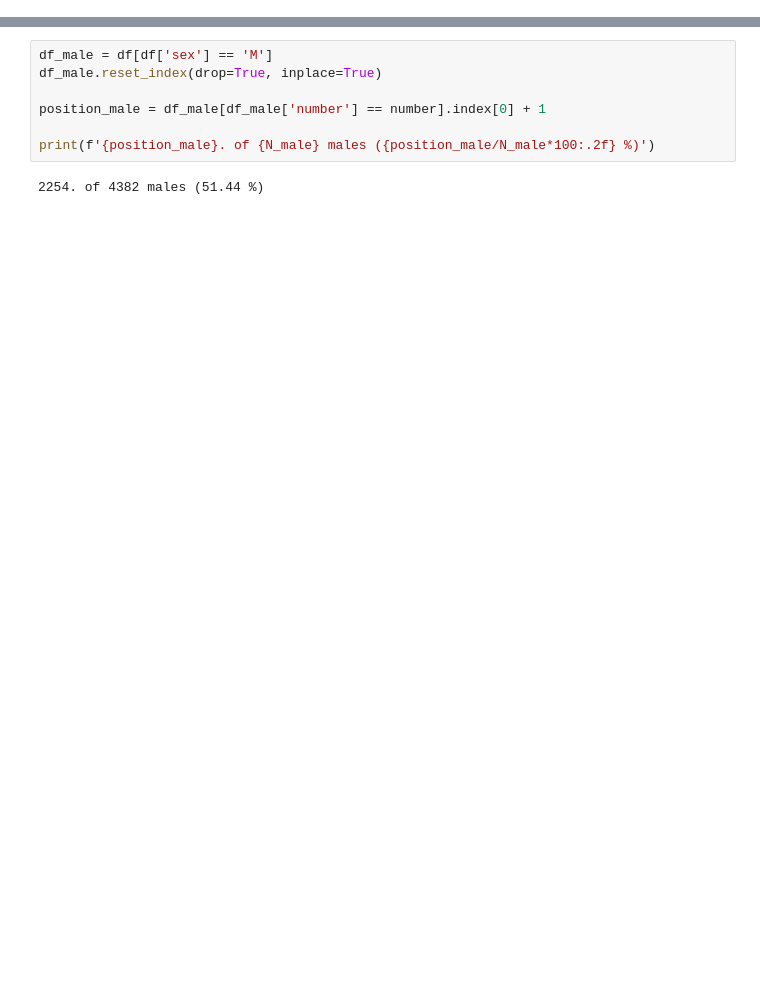
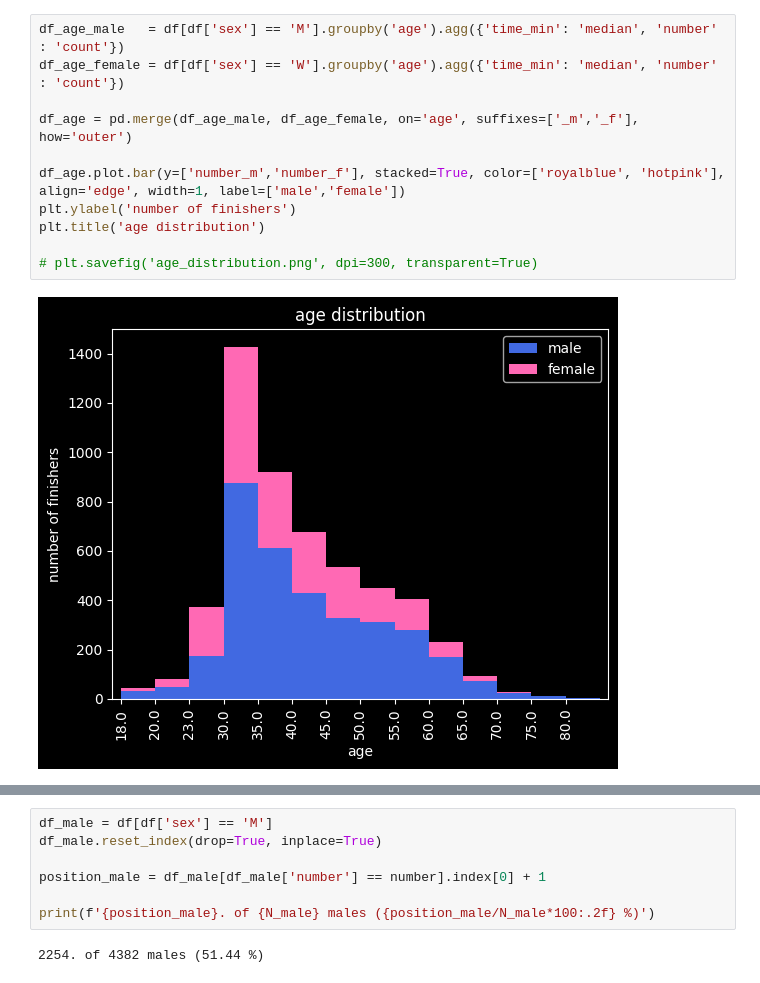
Before and after one commit to gerritnowald/Gutenberg-Halbmarathon-Mainz-2025-analysis, a Jupyter notebook: analysis.ipynb, the cells around one changed output, grey strips where cells are left out. Cells and saved outputs as stored; diff of their text form; blank space fills up the shorter version.

Commit message:
added age groups

```diff
--- a/analysis.ipynb
+++ b/analysis.ipynb
@@ -63,3 +65,16 @@ plt.legend()
 # %% [output]
 <matplotlib.legend.Legend at 0x...>
 [figure]
+# %%
+df_age_male   = df[df['sex'] == 'M'].groupby('age').agg({'time_min': 'median', 'number' : 'count'})
+df_age_female = df[df['sex'] == 'W'].groupby('age').agg({'time_min': 'median', 'number' : 'count'})
+
+df_age = pd.merge(df_age_male, df_age_female, on='age', suffixes=['_m','_f'], how='outer')
+
+df_age.plot.bar(y=['number_m','number_f'], stacked=True, color=['royalblue', 'hotpink'], align='edge', width=1, label=['male','female'])
+plt.ylabel('number of finishers')
+plt.title('age distribution')
+
+# plt.savefig('age_distribution.png', dpi=300, transparent=True)
+# %% [output]
+[figure, added]
```
Also changed, not shown: parts of 6 cells of this notebook, 4 other files.
